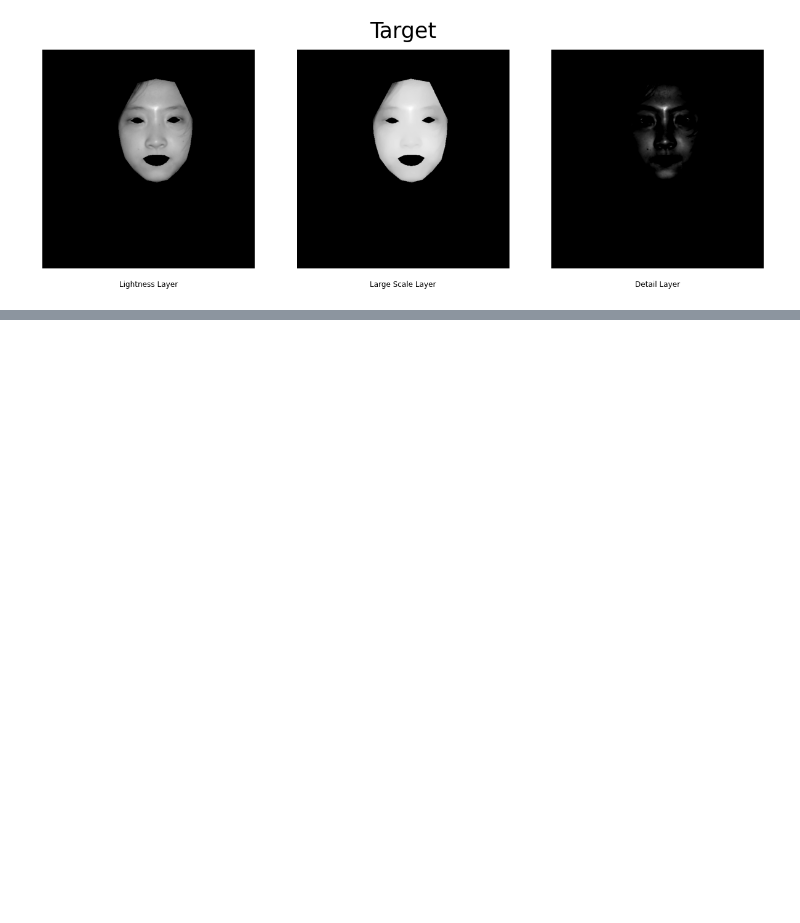
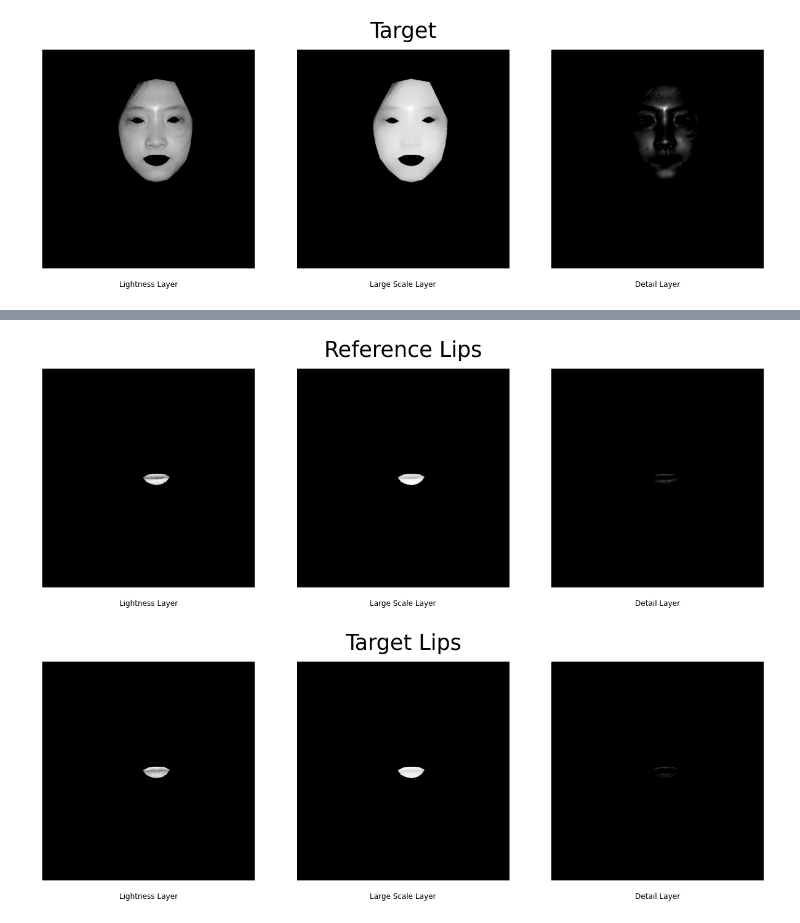
Before and after one commit to shaunak-badani/Digital-Makeup-Face-Generation, a Jupyter notebook: src/Digital Makeup Face Generation.ipynb, the cells around one changed output, grey strips where cells are left out. Saved outputs shown, nothing was run; the diff lists cells and outputs as text; code cells hidden in the pictures; blank space fills up the shorter version.

Commit message:
Added Lip WLS filtering and Poisson gradient editing

```diff
--- a/src/Digital Makeup Face Generation.ipynb
+++ b/src/Digital Makeup Face Generation.ipynb
@@ -593,0 +644,60 @@ Text(0.5, -0.1, 'Detail Layer')
+# %%
+ref_lip_Lab=cv2.cvtColor(ref_lip, cv2.COLOR_RGB2LAB)
+ref_lip_L=ref_lip_Lab[:,:,0]
+ref_lip_a=ref_lip_Lab[:,:,1]
+ref_lip_b=ref_lip_Lab[:,:,2]
+
+tar_lip_Lab=cv2.cvtColor(tar_lip, cv2.COLOR_RGB2LAB)
+tar_lip_L=tar_lip_Lab[:,:,0]
+tar_lip_a=tar_lip_Lab[:,:,1]
+tar_lip_b=tar_lip_Lab[:,:,2]
+
+ref_lip_base, ref_lip_detail = WLS_Filter(ref_lip_L)
+tar_lip_base, tar_lip_detail = WLS_Filter(tar_lip_L)
+# %%
+fig = plt.figure(figsize=(21, 7))
+# plt.imshow(a.astype(np.uint8), cmap="gray")
+plt.title("Reference Lips", fontsize = 35)
+plt.axis('off')
+
+fig.add_subplot(1, 3, 1)
+plt.imshow(ref_lip_L, cmap="gray")
+plt.axis('off')
+plt.title("Lightness Layer", y = -0.1)
+
+fig.add_subplot(1, 3, 2)
+plt.imshow(ref_lip_base * 4, cmap="gray")
+# The paper lists that color and detail layers are multiplied by a factor of four to enhance the image
+plt.axis('off')
+plt.title("Large Scale Layer", y = -0.1)
+
+fig.add_subplot(1, 3, 3)
+plt.imshow(ref_lip_detail * 2, cmap="gray", vmin = 0 , vmax = 255)
+plt.axis('off')
+plt.title("Detail Layer", y = -0.1)
+plt.show()
+
+fig = plt.figure(figsize=(21, 7))
+# plt.imshow(a.astype(np.uint8), cmap="gray")
+plt.title("Target Lips", fontsize = 35)
+plt.axis('off')
+
+fig.add_subplot(1, 3, 1)
+plt.imshow(tar_lip_L, cmap="gray")
+plt.axis('off')
+plt.title("Lightness Layer", y = -0.1)
+
+fig.add_subplot(1, 3, 2)
+plt.imshow(tar_lip_base * 4, cmap="gray")
+# The paper lists that color and detail layers are multiplied by a factor of four to enhance the image
+plt.axis('off')
+plt.title("Large Scale Layer", y = -0.1)
+
+fig.add_subplot(1, 3, 3)
+plt.imshow(tar_lip_detail * 2, cmap="gray", vmin = 0 , vmax = 255)
+plt.axis('off')
+plt.title("Detail Layer", y = -0.1)
+plt.show()
+# %% [output]
+[figure, added]
+[figure, added]
```
Also changed, not shown: parts of 12 cells of this notebook.
